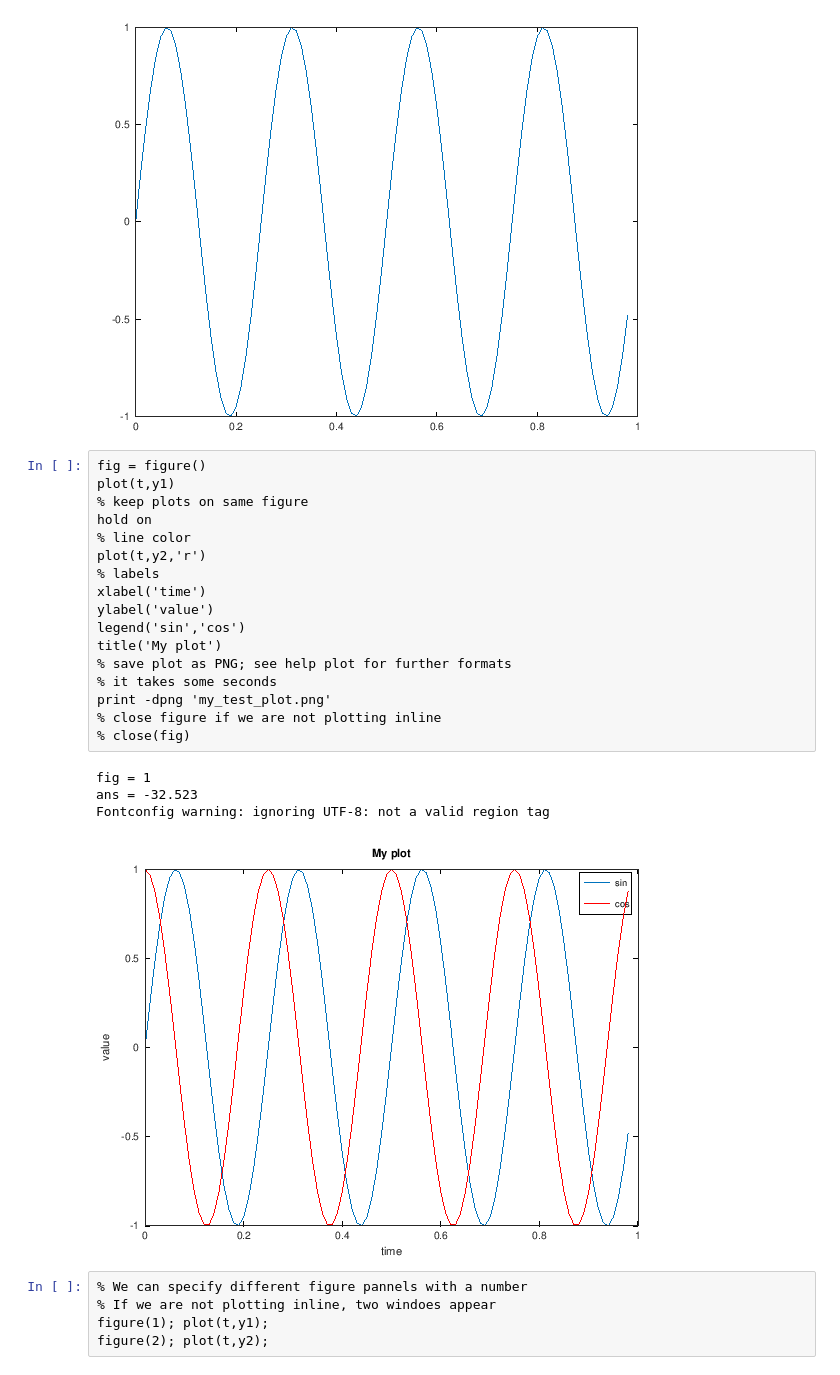
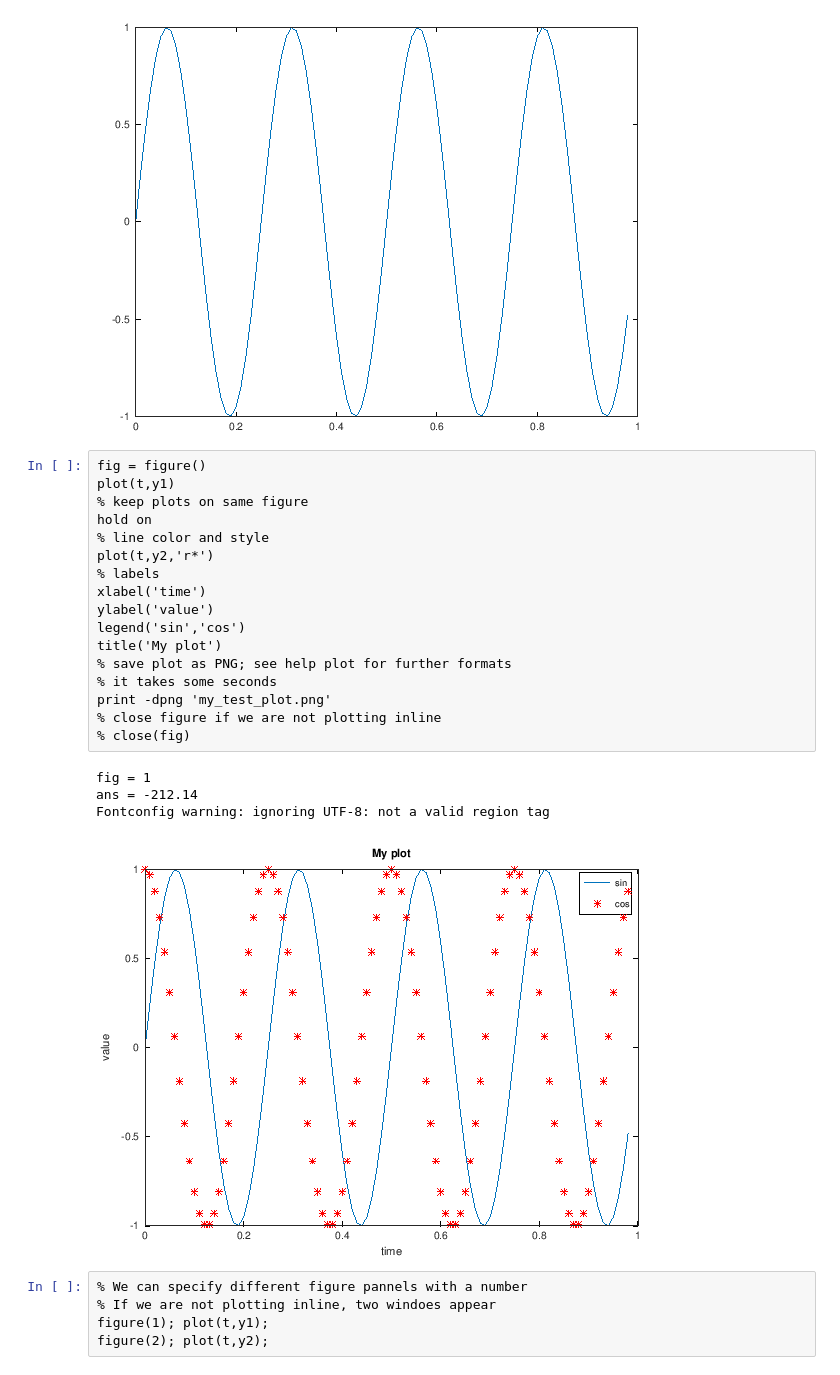
Before and after one commit to mxagar/machine_learning_coursera, a Jupyter notebook: 01_LinearRegression/01_1_Octave_Tutorial.ipynb, the cells around one changed output. Saved outputs shown, nothing was run; the diff lists cells and outputs as text.

```diff
--- a/01_LinearRegression/01_1_Octave_Tutorial.ipynb
+++ b/01_LinearRegression/01_1_Octave_Tutorial.ipynb
@@ -869,25 +869,25 @@ fig = 1
 # %%
 fig = figure()
 plot(t,y1)
 % keep plots on same figure
 hold on
-% line color
-plot(t,y2,'r')
+% line color and style
+plot(t,y2,'r*')
 % labels
 xlabel('time')
 ylabel('value')
 legend('sin','cos')
 title('My plot')
 % save plot as PNG; see help plot for further formats
 % it takes some seconds
 print -dpng 'my_test_plot.png'
 % close figure if we are not plotting inline
 % close(fig)
 # %% [output]
 fig = 1
-ans = -32.523
+ans = -212.14
 Fontconfig warning: ignoring UTF-8: not a valid region tag
-[figure, old version]
+[figure, new version]
 # %%
 % We can specify different figure pannels with a number
 % If we are not plotting inline, two windoes appear
```
Also changed, not shown: parts of 20 cells of this notebook.
